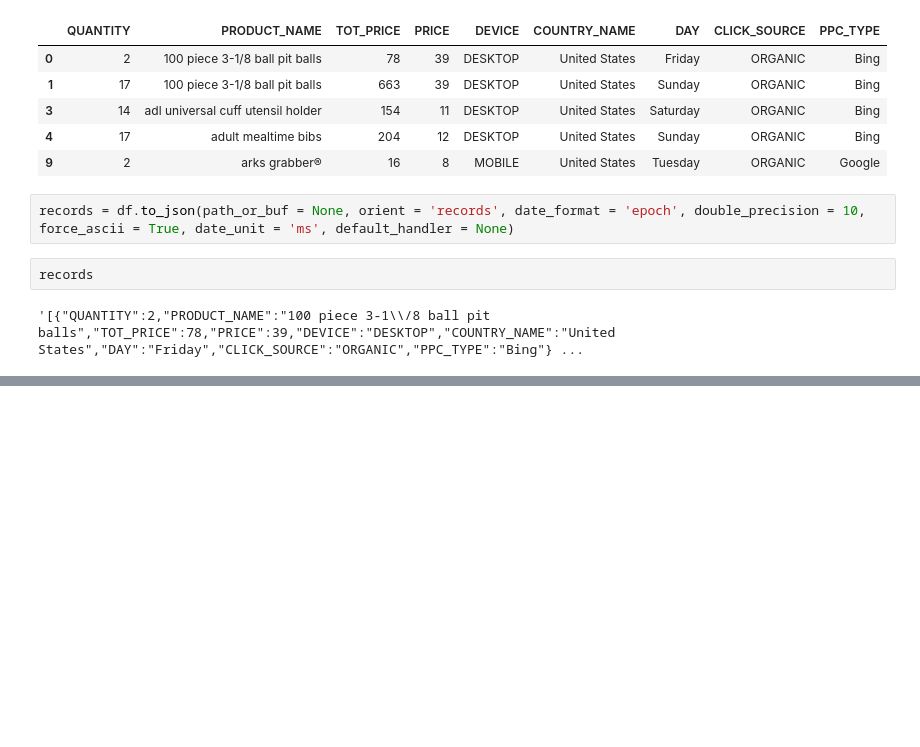
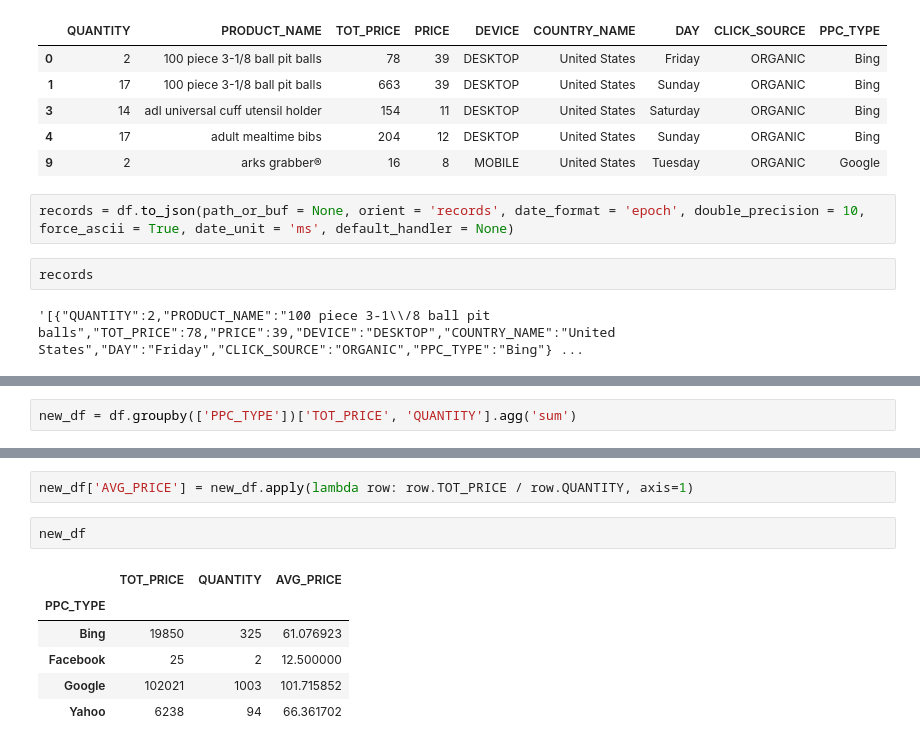
Before and after one commit to tejaser/gramex_chart, a Jupyter notebook: playing_with_data.ipynb, the cells around one changed output, grey strips where cells are left out. Cells and saved outputs as stored; diff of their text form; blank space fills up the shorter version.

```diff
--- a/playing_with_data.ipynb
+++ b/playing_with_data.ipynb
@@ -44,0 +54,2 @@ records
+# %%
+new_df = df.groupby(['PPC_TYPE'])['TOT_PRICE', 'QUANTITY'].agg('sum')
@@ -44,0 +65,11 @@ records
+# %%
+new_df['AVG_PRICE'] = new_df.apply(lambda row: row.TOT_PRICE / row.QUANTITY, axis=1)
+# %%
+new_df
+# %% [output]
+|  | TOT_PRICE | QUANTITY | AVG_PRICE |
+| PPC_TYPE |  |  |  |
+| Bing | 19850 | 325 | 61.076923 |
+| Facebook | 25 | 2 | 12.500000 |
+| Google | 102021 | 1003 | 101.715852 |
+| Yahoo | 6238 | 94 | 66.361702 |
```
Also changed, not shown: parts of 2 cells of this notebook, 5 other files.
